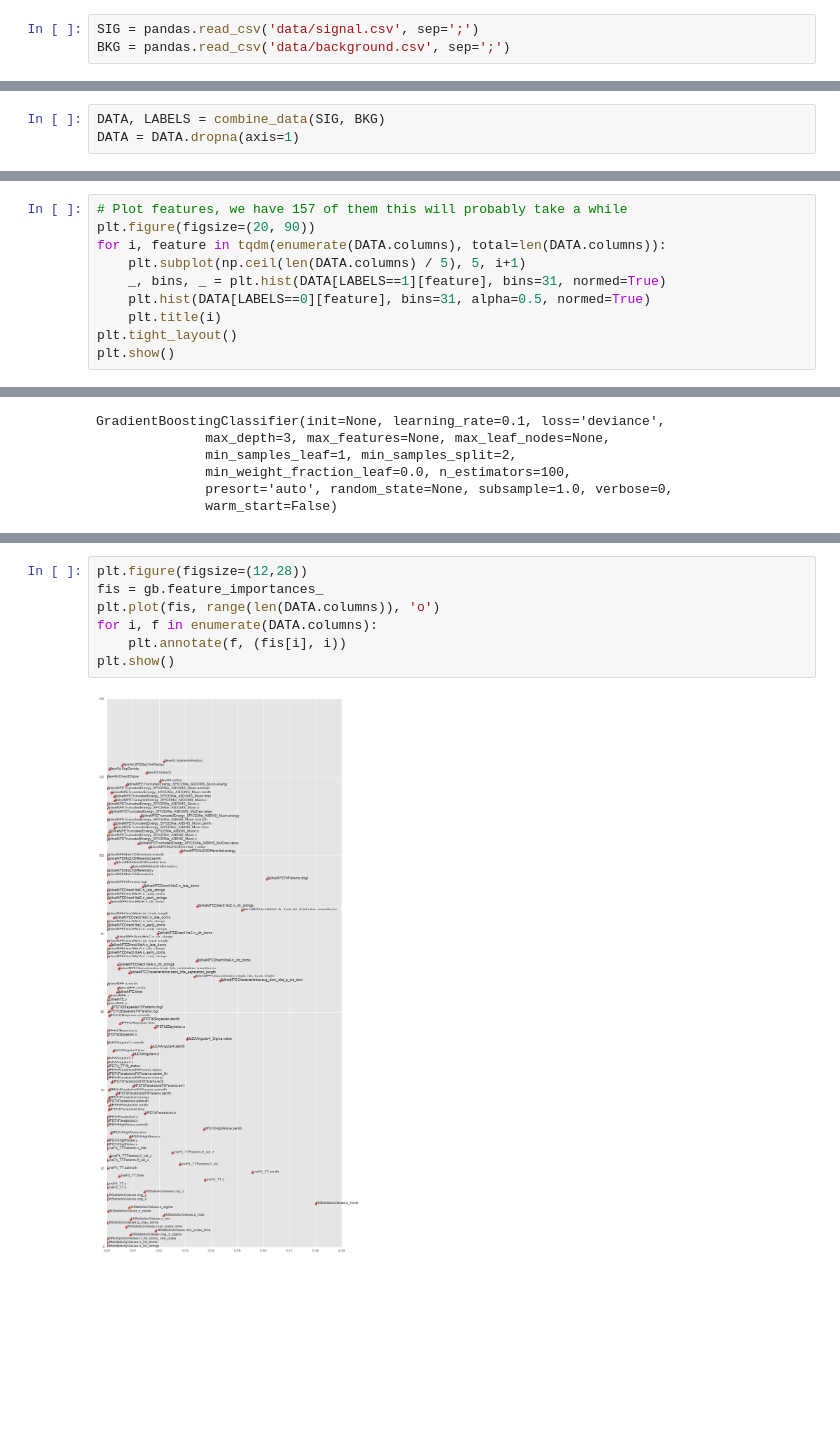
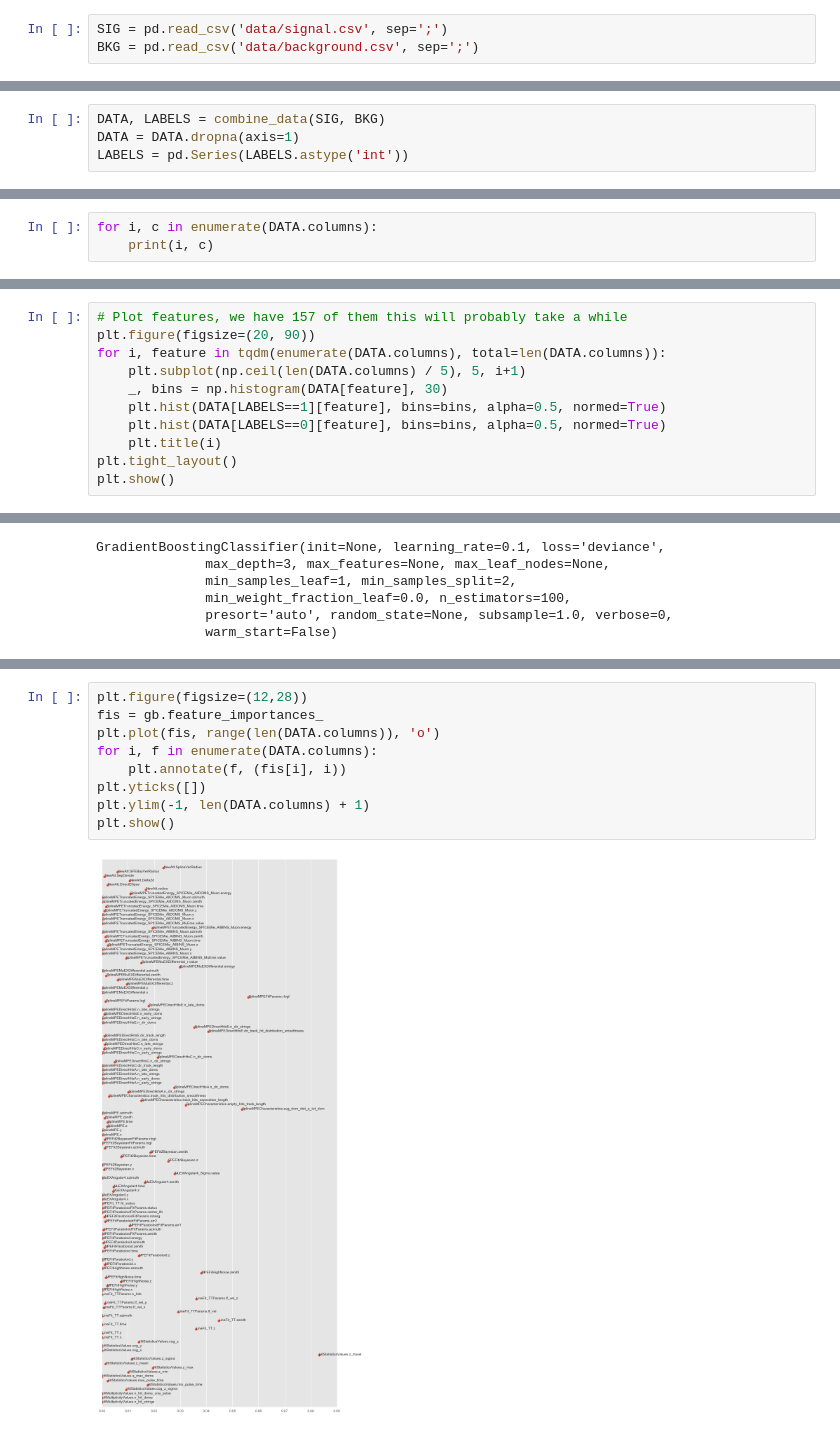
Before and after one commit to bixel/FP14, a Jupyter notebook: IceCube-Lehrstuhlversuch-E5b/Analysis.ipynb, the cells around one changed output, grey strips where cells are left out. Cells and saved outputs as stored; diff of their text form; blank space fills up the shorter version.

```diff
--- a/IceCube-Lehrstuhlversuch-E5b/Analysis.ipynb
+++ b/IceCube-Lehrstuhlversuch-E5b/Analysis.ipynb
@@ -18,8 +20,8 @@ plt.style.use('ggplot')
 # %% [markdown]
 # Read and prepare Data first
 # %%
-SIG = pandas.read_csv('data/signal.csv', sep=';')
-BKG = pandas.read_csv('data/background.csv', sep=';')
+SIG = pd.read_csv('data/signal.csv', sep=';')
+BKG = pd.read_csv('data/background.csv', sep=';')
 # %%
 def remove_constant_columns(df):
     data = df.loc[:, (df != df.ix[0]).any()]
@@ -37,6 +39,7 @@ BKG = remove_constant_columns(BKG)
 # %%
 DATA, LABELS = combine_data(SIG, BKG)
 DATA = DATA.dropna(axis=1)
+LABELS = pd.Series(LABELS.astype('int'))
 # %% [markdown]
 Drop some very distinguishing features, it seems like everything containing `MC` is heavily correlated with the labels
 # %%
@@ -86,0 +98,3 @@ list(DATA.columns)
+# %%
+for i, c in enumerate(DATA.columns):
+    print(i, c)
@@ -89,8 +121,9 @@ list(DATA.columns)
 plt.figure(figsize=(20, 90))
 for i, feature in tqdm(enumerate(DATA.columns), total=len(DATA.columns)):
     plt.subplot(np.ceil(len(DATA.columns) / 5), 5, i+1)
-    _, bins, _ = plt.hist(DATA[LABELS==1][feature], bins=31, normed=True)
-    plt.hist(DATA[LABELS==0][feature], bins=31, alpha=0.5, normed=True)
+    _, bins = np.histogram(DATA[feature], 30)
+    plt.hist(DATA[LABELS==1][feature], bins=bins, alpha=0.5, normed=True)
+    plt.hist(DATA[LABELS==0][feature], bins=bins, alpha=0.5, normed=True)
     plt.title(i)
 plt.tight_layout()
 plt.show()
@@ -117,9 +150,11 @@ score
 # %%
 plt.figure(figsize=(12,28))
 fis = gb.feature_importances_
 plt.plot(fis, range(len(DATA.columns)), 'o')
 for i, f in enumerate(DATA.columns):
     plt.annotate(f, (fis[i], i))
+plt.yticks([])
+plt.ylim(-1, len(DATA.columns) + 1)
 plt.show()
 # %% [output]
-[figure, old version]
+[figure, new version]
```
Also changed, not shown: parts of 7 cells of this notebook, 1 other file.
